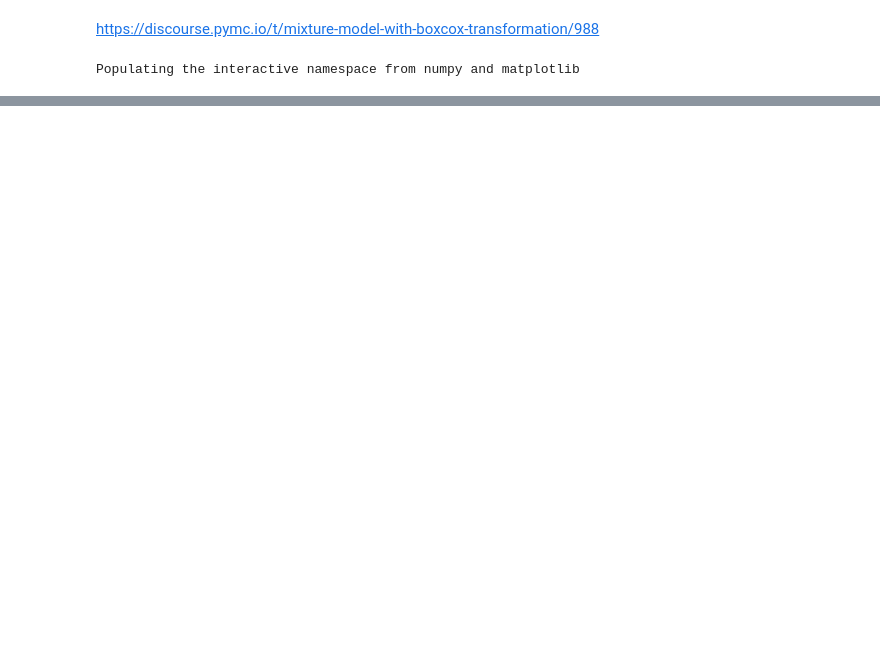
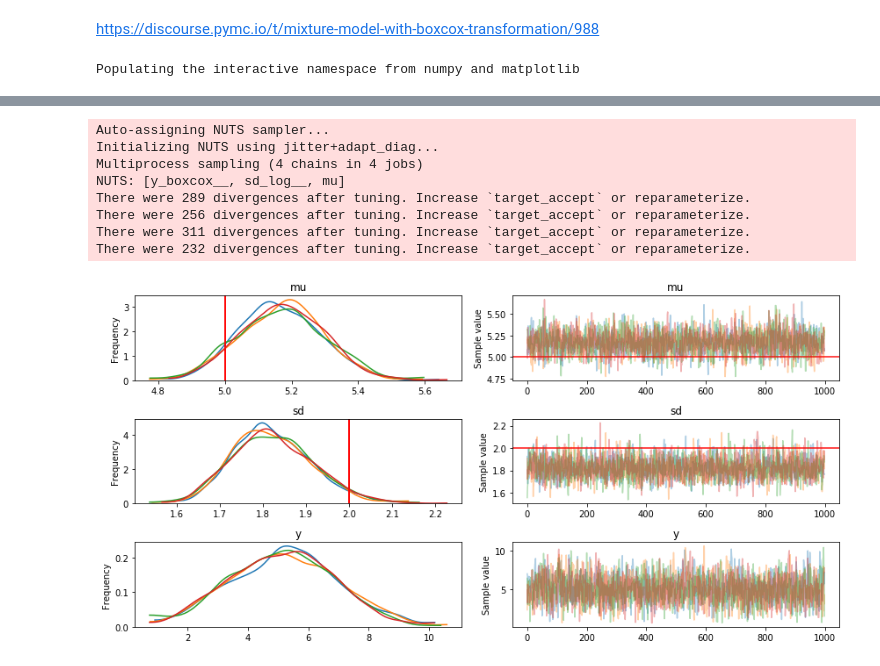
Before and after one commit to junpenglao/Planet_Sakaar_Data_Science, a Jupyter notebook: WIP/Box-Cox transformation.ipynb, the cells around one changed output, grey strips where cells are left out. Cells and saved outputs as stored; diff of their text form; code cells hidden in the pictures; blank space fills up the shorter version.

```diff
--- a/WIP/Box-Cox transformation.ipynb
+++ b/WIP/Box-Cox transformation.ipynb
@@ -72,0 +130,15 @@ The acceptance probability does not match the target. It is 0.8844527235646388,
+# %%
+with m:
+    trace = pm.sample(1000, tune=1000)
+
+pm.traceplot(trace, lines=dict(mu=5., sd=2.));
+# %% [output]
+Auto-assigning NUTS sampler...
+Initializing NUTS using jitter+adapt_diag...
+Multiprocess sampling (4 chains in 4 jobs)
+NUTS: [y_boxcox__, sd_log__, mu]
+There were 289 divergences after tuning. Increase `target_accept` or reparameterize.
+There were 256 divergences after tuning. Increase `target_accept` or reparameterize.
+There were 311 divergences after tuning. Increase `target_accept` or reparameterize.
+There were 232 divergences after tuning. Increase `target_accept` or reparameterize.
+[figure, added]
```
Also changed, not shown: parts of 11 cells of this notebook, 1 other file.
